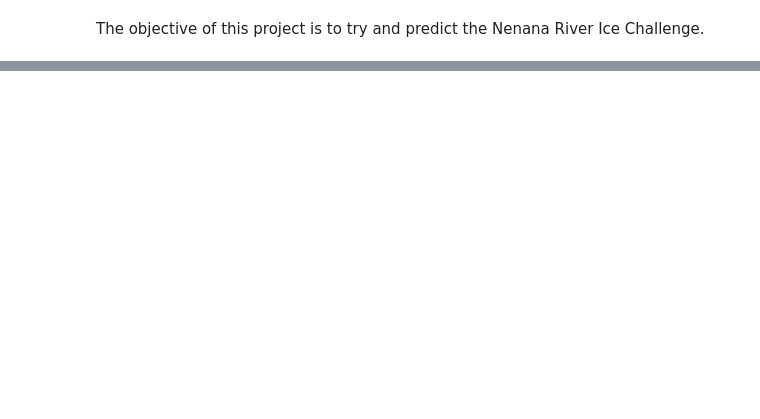
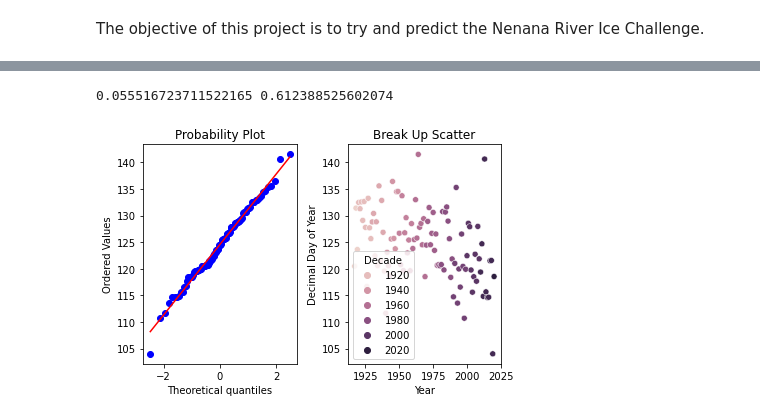
Before and after one commit to mspehlmann/ice-breakup, a Jupyter notebook: nenana_river.ipynb, the cells around one changed output, grey strips where cells are left out. Saved outputs shown, nothing was run; the diff lists cells and outputs as text; code cells hidden in the pictures; blank space fills up the shorter version.

```diff
--- a/nenana_river.ipynb
+++ b/nenana_river.ipynb
@@ -7,13 +7,9 @@ import matplotlib.pyplot as plt
 import numpy as np
 
 ice_df = pd.read_csv('Nenana_Ice_Classic__Ice_Breakup_Data.csv')
-print(ice_df.head)
-print(ice_df.columns.to_list())
-print(ice_df.isna().sum())
 print(ice_df['Decimal Day of Year'].describe())
-print(ice_df['Year'].min())
 
-fig, (ax1, ax2) = plt.subplots(1,2)
+fig1, (ax1, ax2) = plt.subplots(1,2)
 
 sns.kdeplot(data=ice_df, x='Decimal Day of Year', ax=ax1)
 ax1.axvline(np.mean(ice_df['Decimal Day of Year']), c='red', ls='--')
@@ -22,5 +18,13 @@ ax1.set_title('Kernel Density of Break Up Day')
 ax2.plot(ice_df['Year'], ice_df['Decimal Day of Year'], c='green')
 ax2.set_title('Break Up Day Over 104 Years')
 
-fig.tight_layout()
+fig1.tight_layout()
+
+def decader(value):
+    string_yr = str(value)
+    return int(string_yr[:3]+'0')
+
+ice_df['Decade'] = ice_df['Year'].apply(lambda x: decader(x))
+print(ice_df.head())
+print(np.mean(ice_df['Decimal Day of Year']))
 # %% [output]
@@ -44,0 +51,15 @@ Name: Decimal Day of Year, dtype: float64
+# %%
+from statsmodels.stats.diagnostic import lilliefors
+import scipy.stats as stats
+
+ksstat, pvalue = lilliefors(ice_df['Decimal Day of Year'], dist='norm')
+print(ksstat, pvalue)
+
+fig, (ax1, ax2) = plt.subplots(1,2)
+stats.probplot(ice_df['Decimal Day of Year'], dist='norm', plot=ax1)
+sns.scatterplot(data=ice_df, x='Year', y='Decimal Day of Year', hue='Decade',ax=ax2)
+ax2.set_title('Break Up Scatter')
+fig.tight_layout()
+# %% [output]
+0.055516723711522165 0.612388525602074
+[figure, added]
```
Also changed, not shown: parts of 4 cells of this notebook.
